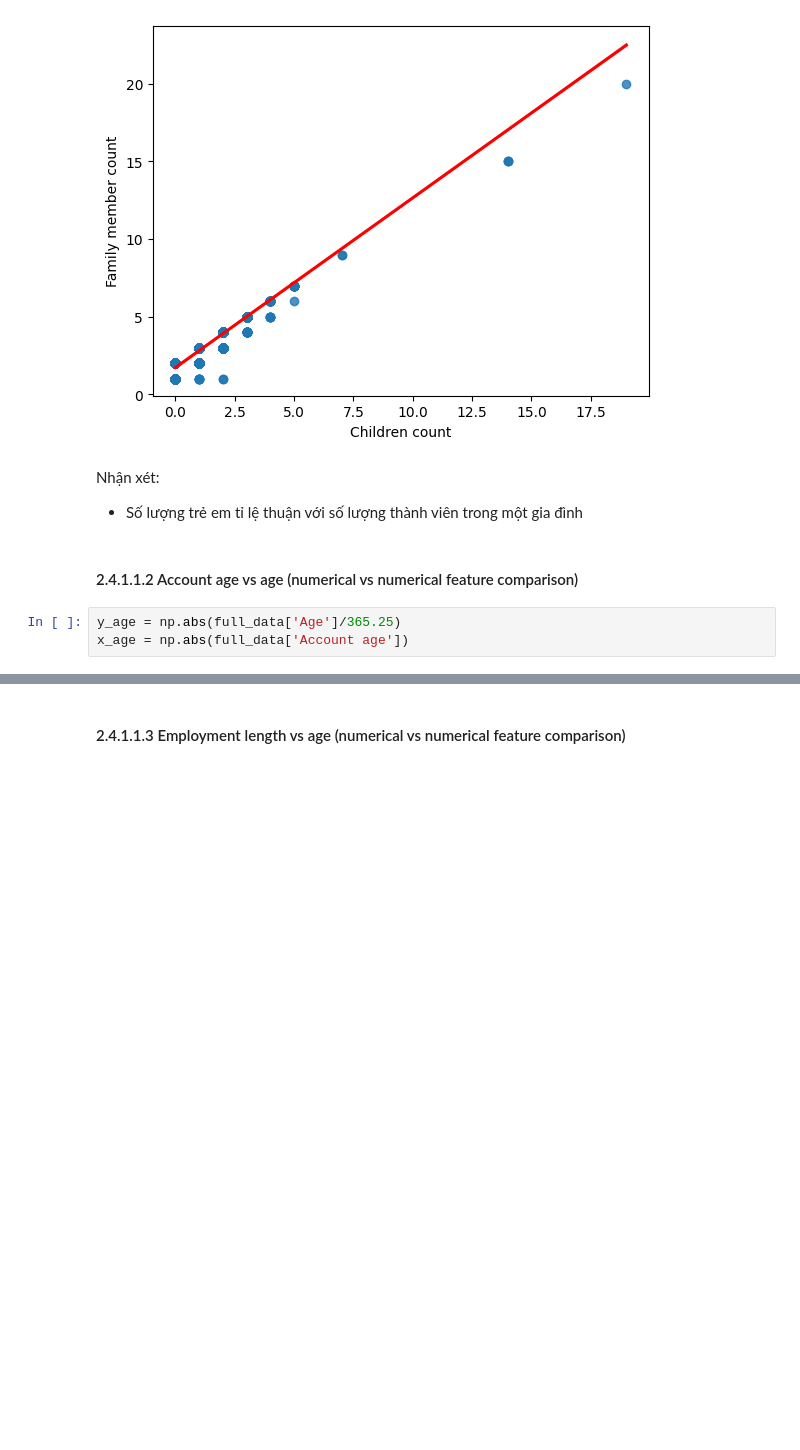
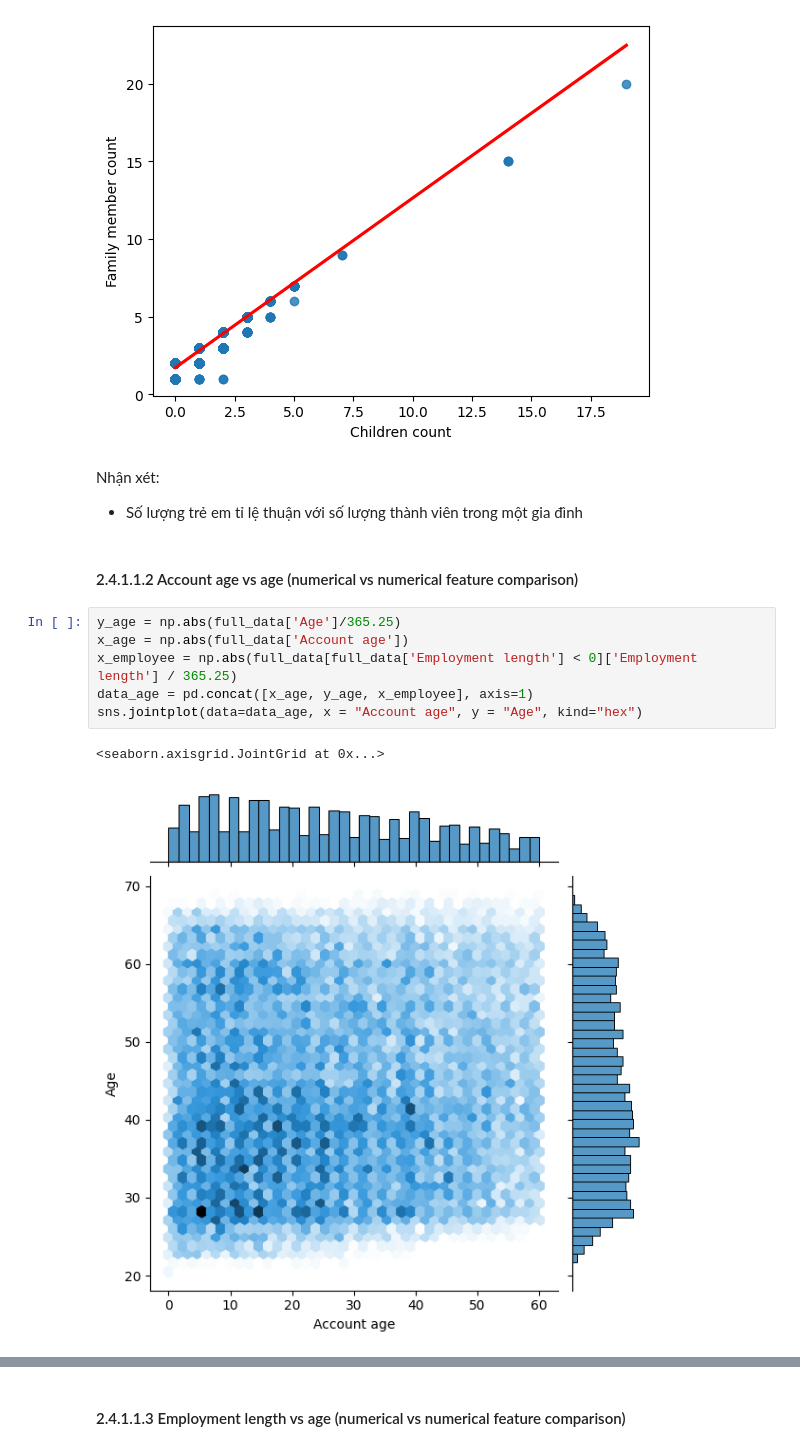
Before and after one commit to ngovanminh3232/credit_card_analyst, a Jupyter notebook: credit_analyst.ipynb, the cells around one changed output, grey strips where cells are left out. Saved outputs shown, nothing was run; the diff lists cells and outputs as text; blank space fills up the shorter version.

```diff
--- a/credit_analyst.ipynb
+++ b/credit_analyst.ipynb
@@ -1127,3 +1127,9 @@ Nhận xét:
 # %%
 y_age = np.abs(full_data['Age']/365.25)
 x_age = np.abs(full_data['Account age'])
+x_employee = np.abs(full_data[full_data['Employment length'] < 0]['Employment length'] / 365.25)
+data_age = pd.concat([x_age, y_age, x_employee], axis=1)
+sns.jointplot(data=data_age, x = "Account age", y = "Age", kind="hex")
+# %% [output]
+<seaborn.axisgrid.JointGrid at 0x...>
+[figure, added]
```
Also changed, not shown: parts of 5 cells of this notebook.
